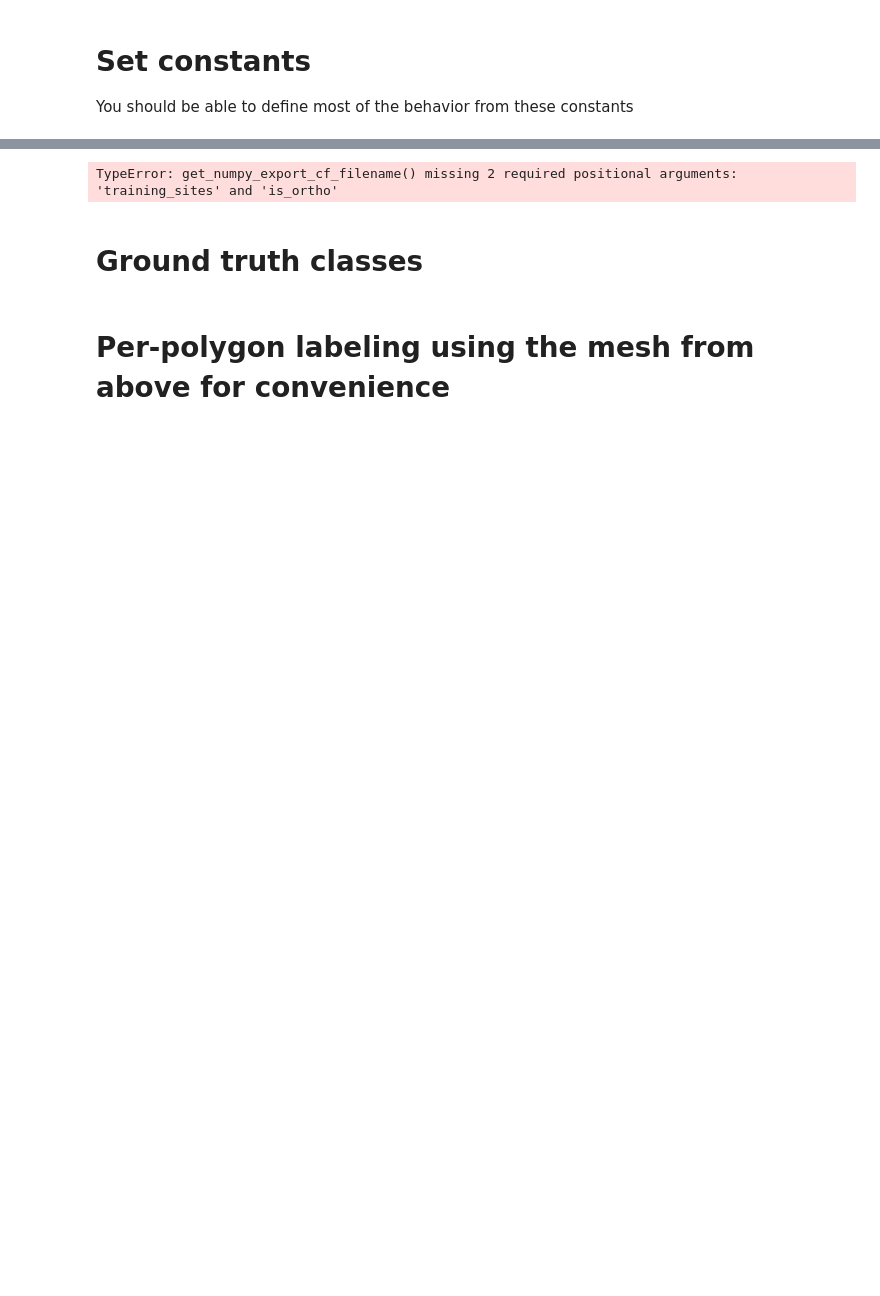
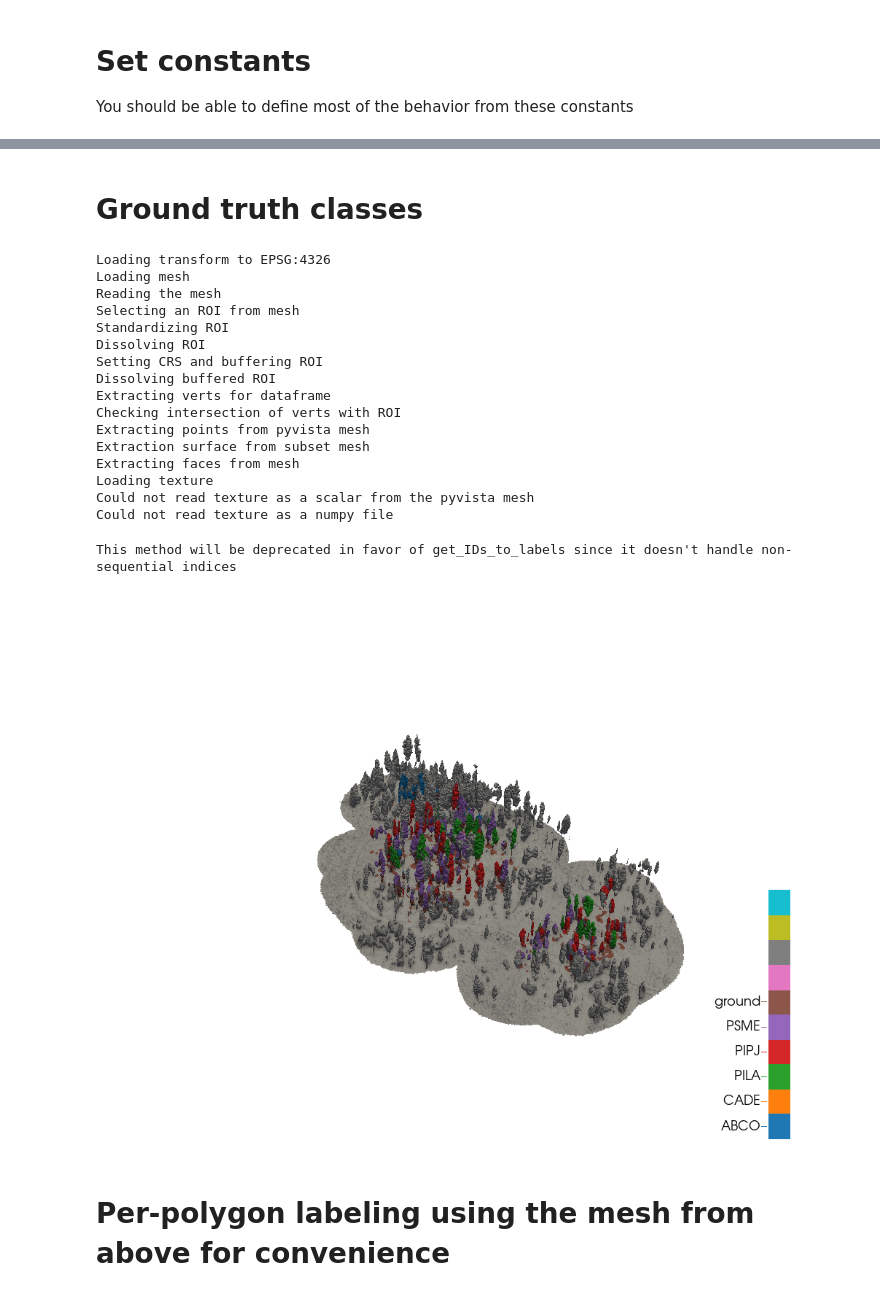
Before and after one commit to russelldj/str-disp-experiments, a Jupyter notebook: scripts/MVMT/0_templates/5_analysis_template.ipynb, the cells around one changed output, grey strips where cells are left out. Saved outputs shown, nothing was run; the diff lists cells and outputs as text; code cells hidden in the pictures; blank space fills up the shorter version.

```diff
--- a/scripts/MVMT/0_templates/5_analysis_template.ipynb
+++ b/scripts/MVMT/0_templates/5_analysis_template.ipynb
@@ -30,19 +32,5 @@ from constants import (
 # Set constants
 You should be able to define most of the behavior from these constants
 # %%
-PREDICTION_SITE = "lassic"
-TRAINING_SITES = sorted(["chips", "delta"])
+PREDICTION_SITE = "chips"
+TRAINING_SITES = sorted(["delta", "lassic", "valley"])
-# %%
-## Parameters to control the outputs
-# Repeat the labeling process
-RETEXTURE = False
-# Points less than this height (meters) above the DTM are considered ground
-HEIGHT_ABOVE_GROUND_THRESH = 2
-# The image is downsampled to this fraction for accelerated rendering
-RENDER_IMAGE_SCALE = 0.25
-# Cameras within this distance of the traing data are used in the rendering process
-BUFFER_RADIUS_METERS = 50
-# Downsample target
-DOWNSAMPLE_TARGET = 1
-# Image downsample factor for aggregation
-AGGREGATE_IMAGE_SCALE = 0.25
@@ -118,17 +36,0 @@ See the caveats in the documentation: https://pandas.pydata.org/pandas-docs/stab
-# %%
-NUMPY_EXPORT_CONFUSION_MATRIX_FILE = get_numpy_export_cf_filename(PREDICTION_SITE, training_sites=TRAINING_SITES, is_ortho=False)
-
-gt_list = site_gdf[LABELS_COLUMN].tolist()
-pred_list = site_gdf["pred_class"].tolist()
-print(f"GT classes {gt_list}")
-print(f"Pred classes {pred_list}")
-
-cf, classes, accuracy = compute_and_show_cf(
-    pred_labels=pred_list,
-    gt_labels=gt_list,
-    labels=list(IDs_TO_LABELS.values()),
-)
-np.save(NUMPY_EXPORT_CONFUSION_MATRIX_FILE, cf)
-print(f"Accuracy: {accuracy}")
-# %% [output]
-TypeError: get_numpy_export_cf_filename() missing 2 required positional arguments: 'training_sites' and 'is_ortho'
@@ -137,22 +45,42 @@ TypeError: get_numpy_export_cf_filename() missing 2 required positional argument
 # %%
 MESH_FILENAME = get_mesh_filename(PREDICTION_SITE)
 CAMERAS_FILENAME = get_camera_filename(PREDICTION_SITE)
 DTM_FILE = get_DTM_filename(PREDICTION_SITE)
+TRANSFORM_FILENAME = get_mesh_transform_filename(PREDICTION_SITE)
 
 mesh = TexturedPhotogrammetryMesh(
     MESH_FILENAME,
-    transform_filename=CAMERAS_FILENAME,
+    transform_filename=TRANSFORM_FILENAME,
     texture=LABELS_FILENAME,
     texture_column_name=LABELS_COLUMN,
     ROI=LABELS_FILENAME,
     ROI_buffer_meters=BUFFER_RADIUS_METERS,
 )
 mesh.label_ground_class(
     height_above_ground_threshold=HEIGHT_ABOVE_GROUND_THRESH,
     DTM_file=DTM_FILE,
     set_mesh_texture=True,
 )
 mesh.vis(force_xvfb=True)
+# %% [output]
+Loading transform to EPSG:4326
+Loading mesh
+Reading the mesh
+Selecting an ROI from mesh
+Standardizing ROI
+Dissolving ROI
+Setting CRS and buffering ROI
+Dissolving buffered ROI
+Extracting verts for dataframe
+Checking intersection of verts with ROI
+Extracting points from pyvista mesh
+Extraction surface from subset mesh
+Extracting faces from mesh
+Loading texture
+Could not read texture as a scalar from the pyvista mesh
+Could not read texture as a numpy file
+This method will be deprecated in favor of get_IDs_to_labels since it doesn't handle non-sequential indices
+[figure, added]
 # %% [markdown]
 # Per-polygon labeling using the mesh from above for convenience
 # %%
```
Also changed, not shown: parts of 8 cells of this notebook.
